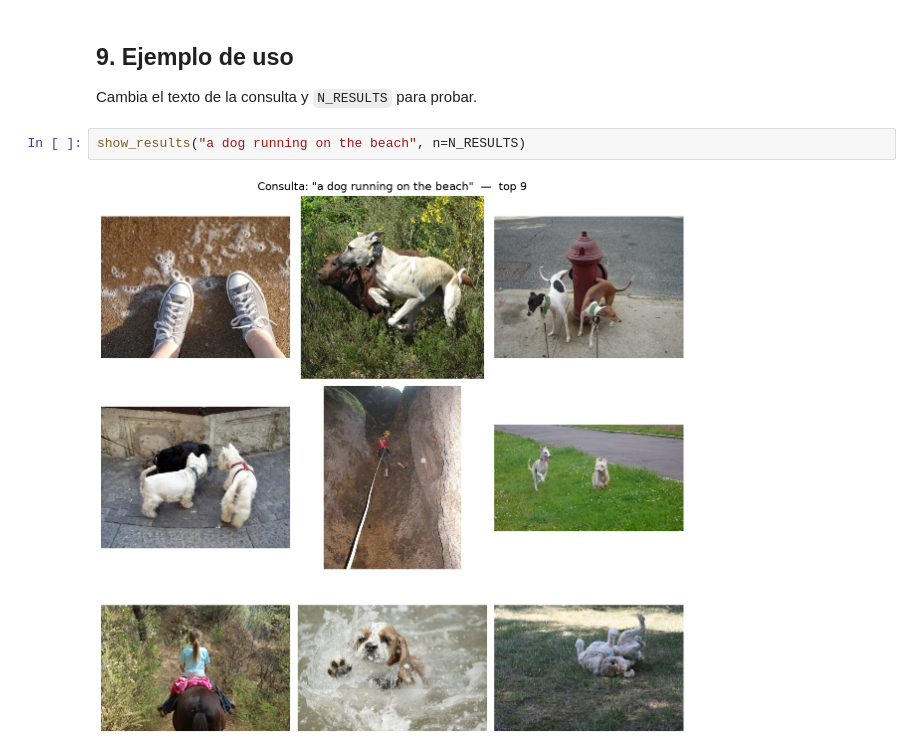
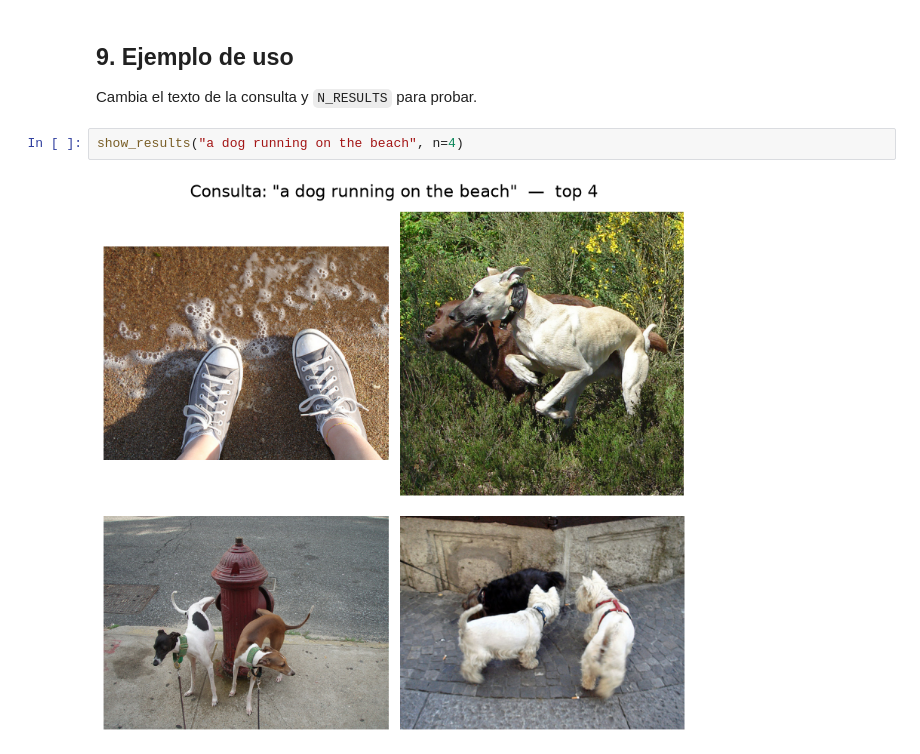
Before and after one commit to miguel-kjh/clip_implementation, a Jupyter notebook: notebooks/image_retrieval_demo.ipynb, the cells around one changed output. Cells and saved outputs as stored; diff of their text form.

```diff
--- a/notebooks/image_retrieval_demo.ipynb
+++ b/notebooks/image_retrieval_demo.ipynb
@@ -200,6 +200,6 @@ def show_results(query, n=N_RESULTS):
 
 Cambia el texto de la consulta y `N_RESULTS` para probar.
 # %%
-show_results("a dog running on the beach", n=N_RESULTS)
+show_results("a dog running on the beach", n=4)
 # %% [output]
-[figure, old version]
+[figure, new version]
```
